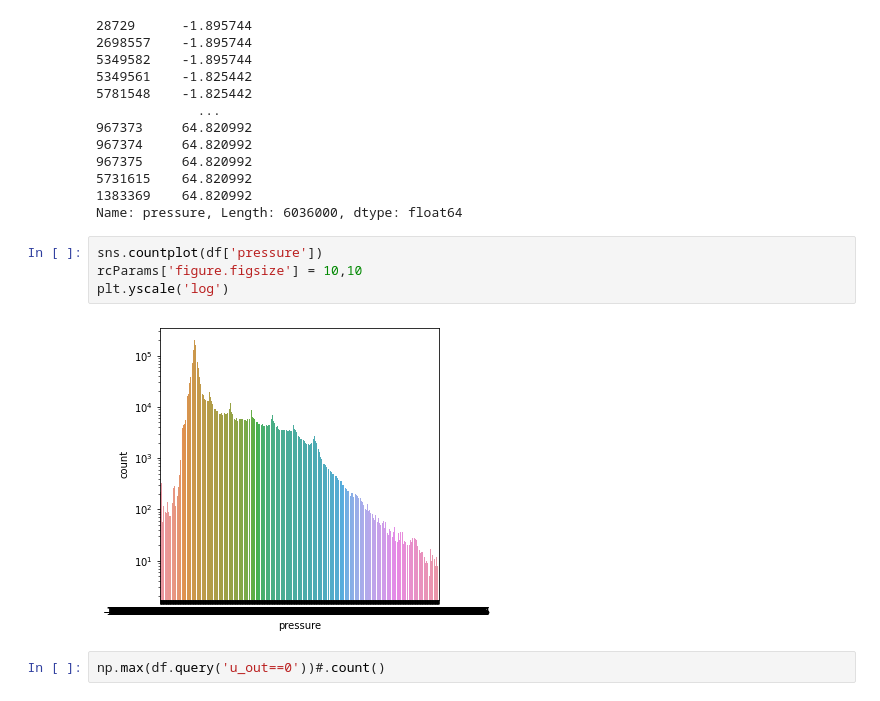
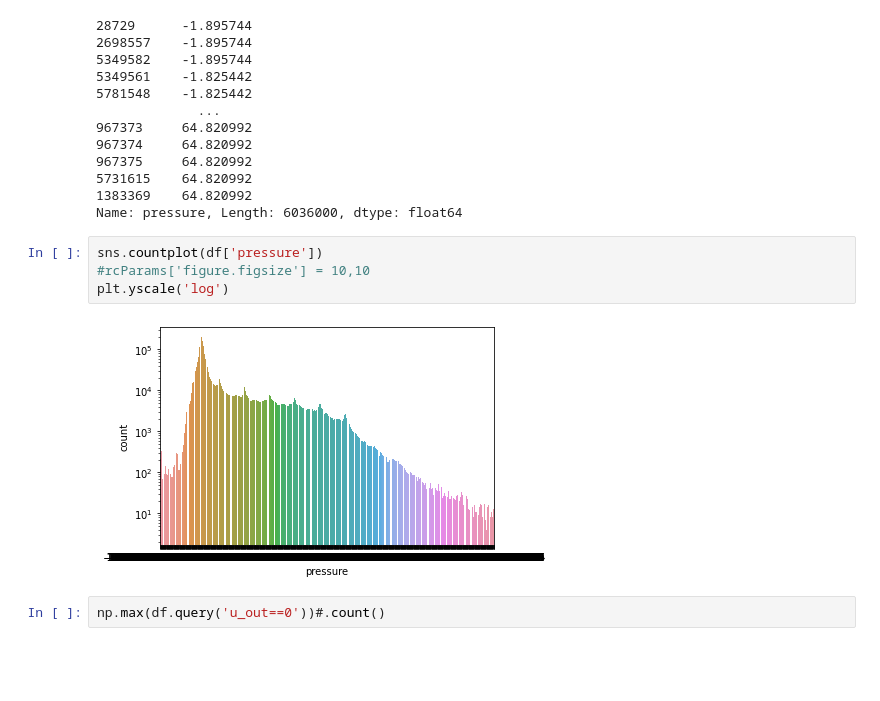
Before and after one commit to Lue-C/CapStone, a Jupyter notebook: eda.ipynb, the cells around one changed output. Drawn from its saved outputs; the diff is of its cells as text; blank space fills up the shorter version.

```diff
--- a/eda.ipynb
+++ b/eda.ipynb
@@ -93,10 +122,10 @@ press#tail(80)
 Name: pressure, Length: 6036000, dtype: float64
 # %%
 sns.countplot(df['pressure'])
-rcParams['figure.figsize'] = 10,10
+#rcParams['figure.figsize'] = 10,10
 plt.yscale('log')
 # %% [output]
-[figure, old version]
+[figure, new version]
 # %%
 np.max(df.query('u_out==0'))#.count()
 # %% [output]
```
Also changed, not shown: parts of 100 cells of this notebook, 7 other files.
